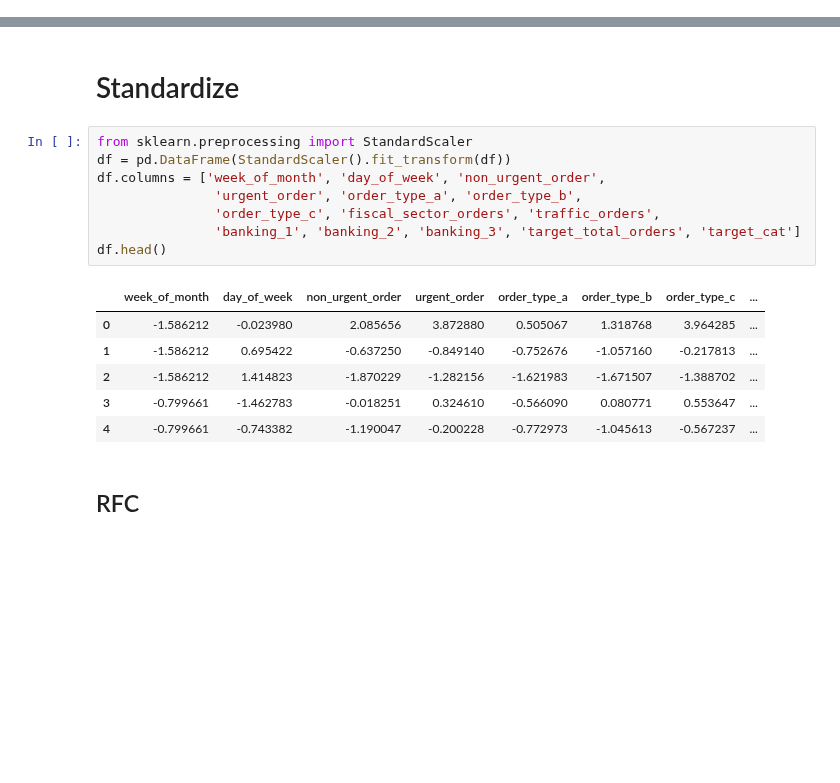
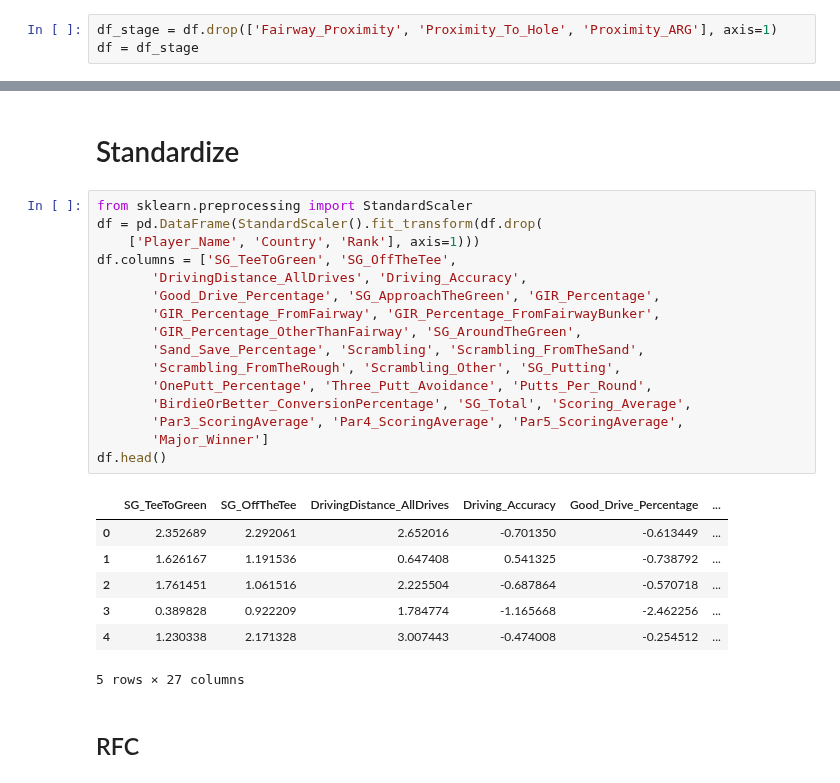
Before and after one commit to MitchellEwing/Drills, a Jupyter notebook: bootcamp/unit3/Random-Forest/If-A-Tree-Falls-In-A-Forest.ipynb, the cells around one changed output, grey strips where cells are left out. Drawn from its saved outputs; the diff is of its cells as text; blank space fills up the shorter version.

```diff
--- a/bootcamp/unit3/Random-Forest/If-A-Tree-Falls-In-A-Forest.ipynb
+++ b/bootcamp/unit3/Random-Forest/If-A-Tree-Falls-In-A-Forest.ipynb
@@ -79,3 +112,6 @@ df.head()
+# %%
+df_stage = df.drop(['Fairway_Proximity', 'Proximity_To_Hole', 'Proximity_ARG'], axis=1)
+df = df_stage
 # %% [markdown]
 ## Set our target and features
 # %%
@@ -123,20 +174,29 @@ Decision tree runtime: 0.0
 # %% [markdown]
 # Standardize
-# %%
-from sklearn.preprocessing import StandardScaler
-df = pd.DataFrame(StandardScaler().fit_transform(df))
-df.columns = ['week_of_month', 'day_of_week', 'non_urgent_order',
-               'urgent_order', 'order_type_a', 'order_type_b',
-               'order_type_c', 'fiscal_sector_orders', 'traffic_orders',
-               'banking_1', 'banking_2', 'banking_3', 'target_total_orders', 'target_cat']
-df.head()
-# %% [output]
-|  | week_of_month | day_of_week | non_urgent_order | urgent_order | order_type_a | order_type_b | order_type_c | ... |
-| 0 | -1.586212 | -0.023980 | 2.085656 | 3.872880 | 0.505067 | 1.318768 | 3.964285 | ... |
-| 1 | -1.586212 | 0.695422 | -0.637250 | -0.849140 | -0.752676 | -1.057160 | -0.217813 | ... |
-| 2 | -1.586212 | 1.414823 | -1.870229 | -1.282156 | -1.621983 | -1.671507 | -1.388702 | ... |
-| 3 | -0.799661 | -1.462783 | -0.018251 | 0.324610 | -0.566090 | 0.080771 | 0.553647 | ... |
-| 4 | -0.799661 | -0.743382 | -1.190047 | -0.200228 | -0.772973 | -1.045613 | -0.567237 | ... |
+# %%
+from sklearn.preprocessing import StandardScaler
+df = pd.DataFrame(StandardScaler().fit_transform(df.drop(
+    ['Player_Name', 'Country', 'Rank'], axis=1)))
+df.columns = ['SG_TeeToGreen', 'SG_OffTheTee',
+       'DrivingDistance_AllDrives', 'Driving_Accuracy',
+       'Good_Drive_Percentage', 'SG_ApproachTheGreen', 'GIR_Percentage',
+       'GIR_Percentage_FromFairway', 'GIR_Percentage_FromFairwayBunker',
+       'GIR_Percentage_OtherThanFairway', 'SG_AroundTheGreen',
+       'Sand_Save_Percentage', 'Scrambling', 'Scrambling_FromTheSand',
+       'Scrambling_FromTheRough', 'Scrambling_Other', 'SG_Putting',
+       'OnePutt_Percentage', 'Three_Putt_Avoidance', 'Putts_Per_Round',
+       'BirdieOrBetter_ConversionPercentage', 'SG_Total', 'Scoring_Average',
+       'Par3_ScoringAverage', 'Par4_ScoringAverage', 'Par5_ScoringAverage',
+       'Major_Winner']
+df.head()
+# %% [output]
+|  | SG_TeeToGreen | SG_OffTheTee | DrivingDistance_AllDrives | Driving_Accuracy | Good_Drive_Percentage | ... |
+| 0 | 2.352689 | 2.292061 | 2.652016 | -0.701350 | -0.613449 | ... |
+| 1 | 1.626167 | 1.191536 | 0.647408 | 0.541325 | -0.738792 | ... |
+| 2 | 1.761451 | 1.061516 | 2.225504 | -0.687864 | -0.570718 | ... |
+| 3 | 0.389828 | 0.922209 | 1.784774 | -1.165668 | -2.462256 | ... |
+| 4 | 1.230338 | 2.171328 | 3.007443 | -0.474008 | -0.254512 | ... |
+5 rows × 27 columns
 # %% [markdown]
 ## RFC
 # %%
```
Also changed, not shown: parts of 14 cells of this notebook.
